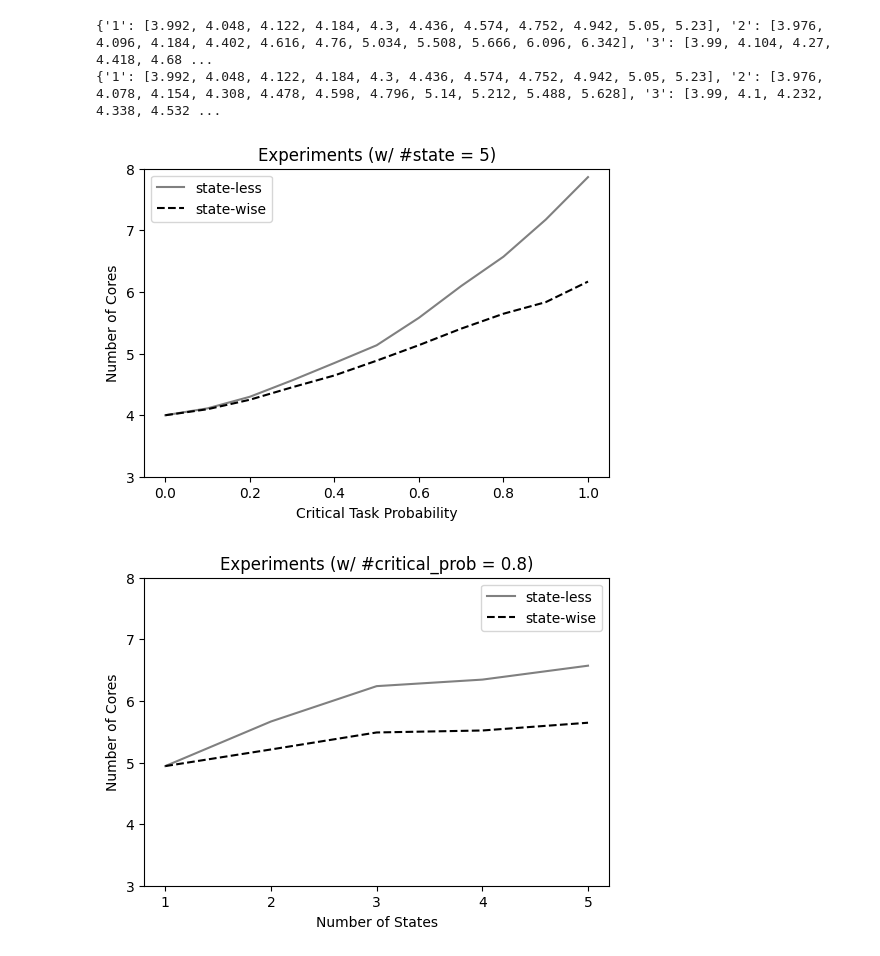
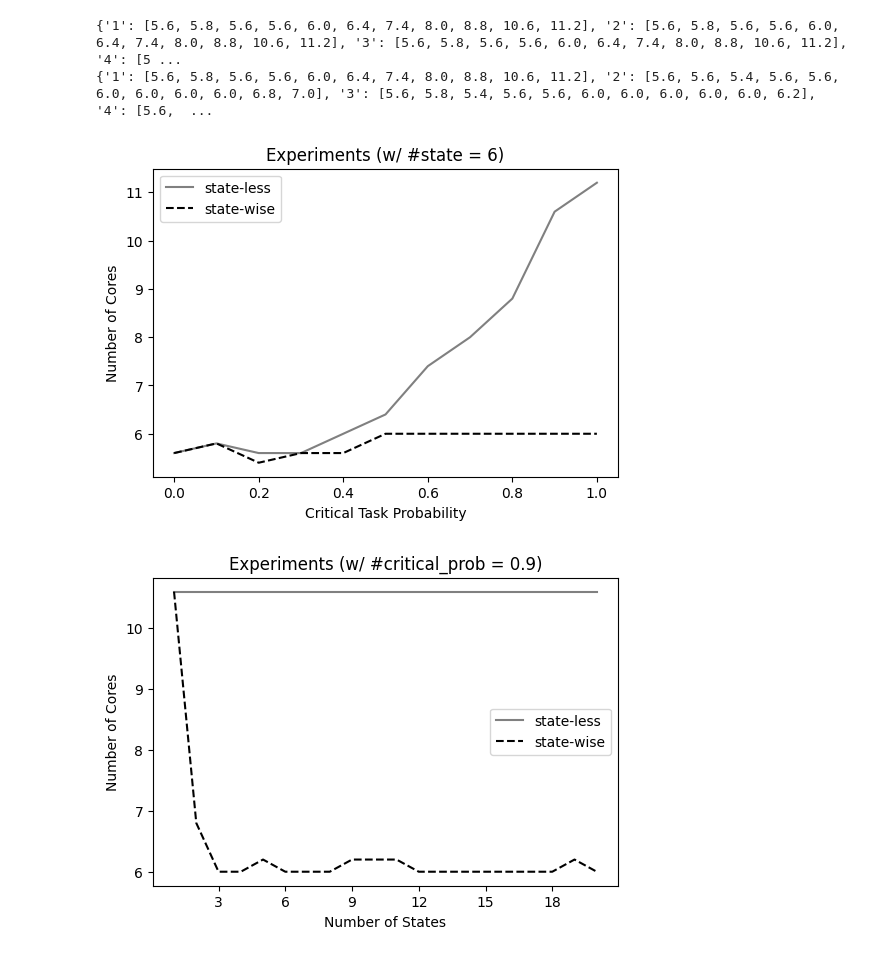
Before and after one commit to Akyeast/softerr_sim, a Jupyter notebook: vis/vis_state.ipynb, the cells around one changed output. Saved outputs shown, nothing was run; the diff lists cells and outputs as text; code cells hidden in the pictures.

```diff
--- a/vis/vis_state.ipynb
+++ b/vis/vis_state.ipynb
@@ -39,14 +39,13 @@ for file in files :
 # %%
 print(state_less)
 print(state_wise)
-
-vis_state_num = '5'
 # %% [output]
-{'1': [3.992, 4.048, 4.122, 4.184, 4.3, 4.436, 4.574, 4.752, 4.942, 5.05, 5.23], '2': [3.976, 4.096, 4.184, 4.402, 4.616, 4.76, 5.034, 5.508, 5.666, 6.096, 6.342], '3': [3.99, 4.104, 4.27, 4.418, 4.68 ...
-{'1': [3.992, 4.048, 4.122, 4.184, 4.3, 4.436, 4.574, 4.752, 4.942, 5.05, 5.23], '2': [3.976, 4.078, 4.154, 4.308, 4.478, 4.598, 4.796, 5.14, 5.212, 5.488, 5.628], '3': [3.99, 4.1, 4.232, 4.338, 4.532 ...
+{'1': [5.6, 5.8, 5.6, 5.6, 6.0, 6.4, 7.4, 8.0, 8.8, 10.6, 11.2], '2': [5.6, 5.8, 5.6, 5.6, 6.0, 6.4, 7.4, 8.0, 8.8, 10.6, 11.2], '3': [5.6, 5.8, 5.6, 5.6, 6.0, 6.4, 7.4, 8.0, 8.8, 10.6, 11.2], '4': [5 ...
+{'1': [5.6, 5.8, 5.6, 5.6, 6.0, 6.4, 7.4, 8.0, 8.8, 10.6, 11.2], '2': [5.6, 5.6, 5.4, 5.6, 5.6, 6.0, 6.0, 6.0, 6.0, 6.8, 7.0], '3': [5.6, 5.8, 5.4, 5.6, 5.6, 6.0, 6.0, 6.0, 6.0, 6.0, 6.2], '4': [5.6,  ...
 # %%
 # Compare state-wise and state-less with criticality probability (#state = vis_state_num)
 
+vis_state_num = '6'
 
 plt.figure(figsize=(6,4))
 
@@ -67,41 +66,41 @@ plt.xlabel('Critical Task Probability')
 plt.ylabel('Number of Cores')
 plt.legend()
 
-ax.set_ylim([3, 8])
+# ax.set_ylim([3, 9])
 ax.yaxis.set_major_locator(plt.MaxNLocator(integer=True))
 
 plt.show()
 # %% [output]
-[figure, old version]
+[figure, new version]
 # %%
 # Compare state-wise and state-less with #states (#critical_prob = vis_critical_prob)
 
-vis_critical_prob = '0.8'
+vis_critical_prob = '0.9'
 
 plt.figure(figsize=(6,4))
 
 ax = plt.gca()
 
 index = critical_prob_index[vis_critical_prob]
 state_list = cfg['num_states_list']
 
 def get_state_list(output_dict, index) :
     return [output_dict[str(s)][index] for s in state_list]
 
 plt.plot(state_list, get_state_list(state_less, index), label='state-less', color='gray')
 plt.plot(state_list, get_state_list(state_wise, index), label='state-wise', color='black', linestyle='dashed')
 
 plt.title(f'Experiments (w/ #critical_prob = {vis_critical_prob})')
 plt.xlabel('Number of States')
 plt.ylabel('Number of Cores')
 plt.legend()
 
-ax.set_ylim([3, 8])
+# ax.set_ylim([3, 8])
 ax.yaxis.set_major_locator(plt.MaxNLocator(integer=True))
 ax.xaxis.set_major_locator(plt.MaxNLocator(integer=True))
 # ax.yaxis.set_major_locator(plt.AutoLocator())
 # ax.yaxis.set_major_locator(plt.IndexLocator(base=1, offset=0))
 
 plt.show()
 # %% [output]
-[figure, old version]
+[figure, new version]
```
Also changed, not shown: parts of 1 cell of this notebook, 59 other files.
